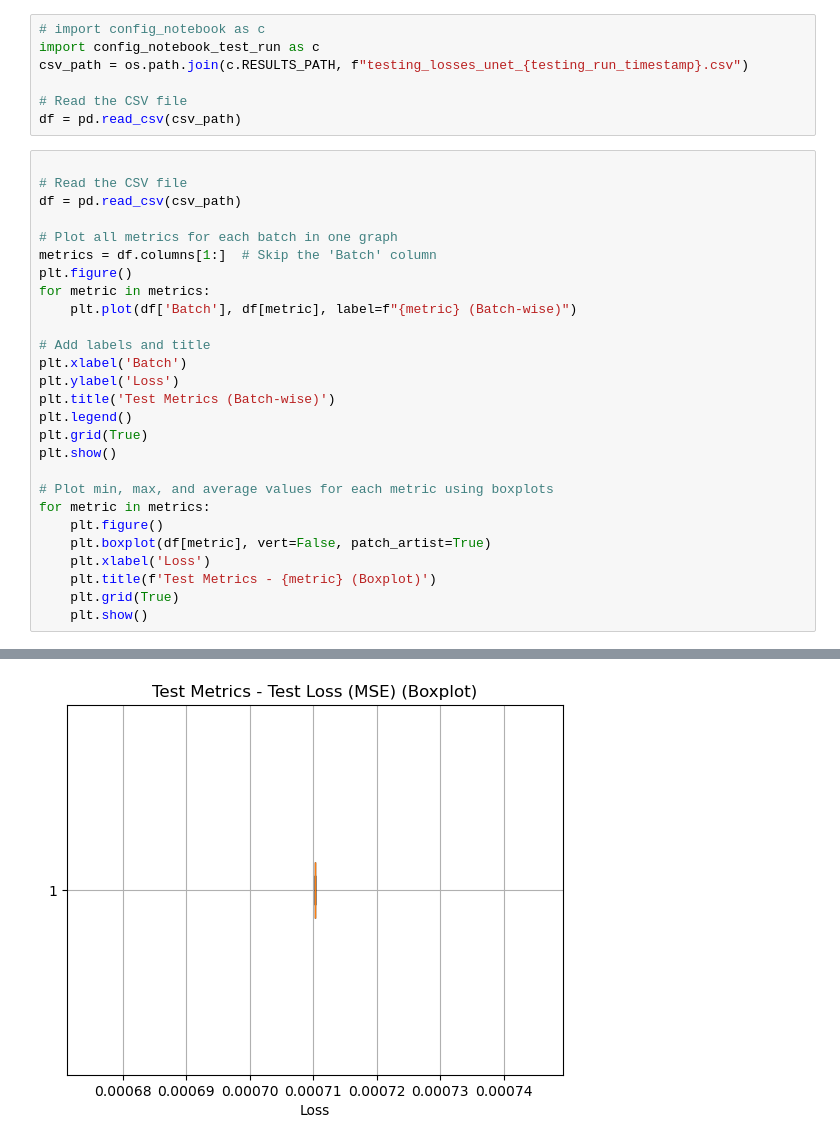
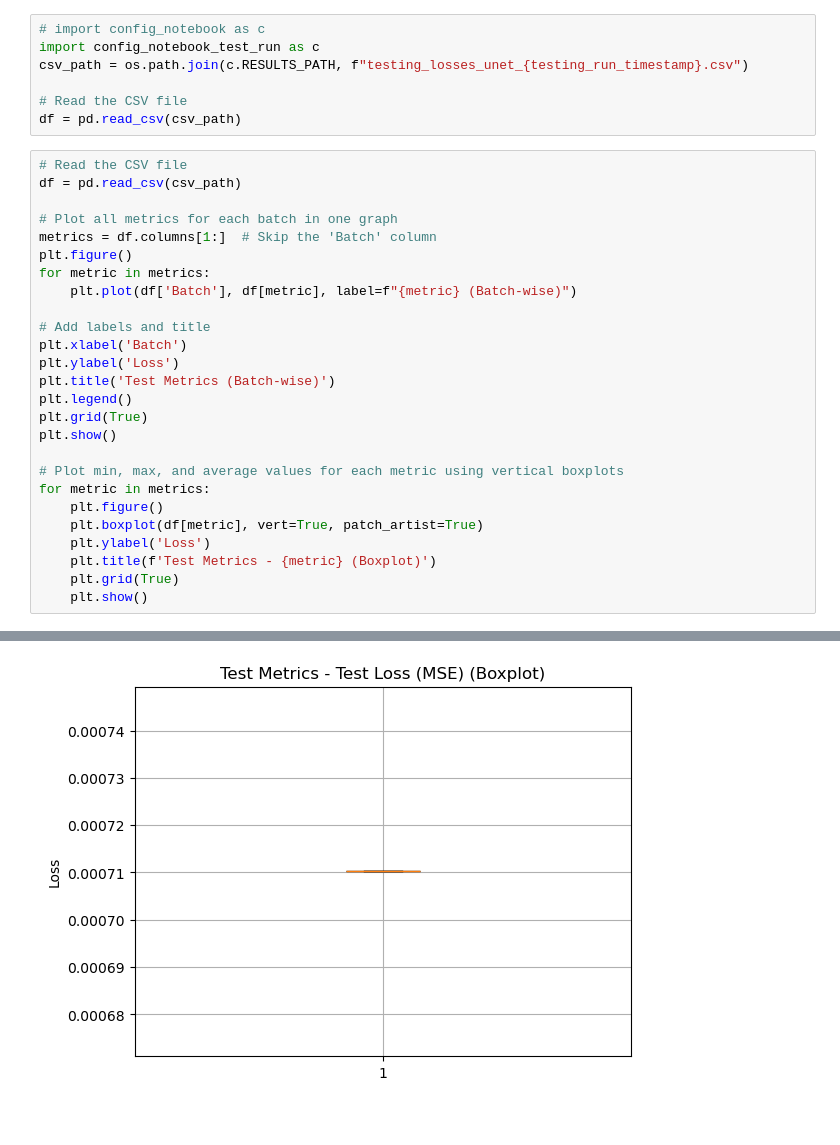
Before and after one commit to r-grun/stereo-recreation-from-anaglyphs, a Jupyter notebook: image_colorization/test_model.ipynb, the cells around one changed output, grey strips where cells are left out. Cells and saved outputs as stored; diff of their text form; blank space fills up the shorter version.

Commit message:
Rotate boxplots

```diff
--- a/image_colorization/test_model.ipynb
+++ b/image_colorization/test_model.ipynb
@@ -107,32 +107,31 @@ csv_path = os.path.join(c.RESULTS_PATH, f"testing_losses_unet_{testing_run_times
 # Read the CSV file
 df = pd.read_csv(csv_path)
 # %%
-
 # Read the CSV file
 df = pd.read_csv(csv_path)
 
 # Plot all metrics for each batch in one graph
 metrics = df.columns[1:]  # Skip the 'Batch' column
 plt.figure()
 for metric in metrics:
     plt.plot(df['Batch'], df[metric], label=f"{metric} (Batch-wise)")
 
 # Add labels and title
 plt.xlabel('Batch')
 plt.ylabel('Loss')
 plt.title('Test Metrics (Batch-wise)')
 plt.legend()
 plt.grid(True)
 plt.show()
 
-# Plot min, max, and average values for each metric using boxplots
+# Plot min, max, and average values for each metric using vertical boxplots
 for metric in metrics:
     plt.figure()
-    plt.boxplot(df[metric], vert=False, patch_artist=True)
-    plt.xlabel('Loss')
+    plt.boxplot(df[metric], vert=True, patch_artist=True)
+    plt.ylabel('Loss')
     plt.title(f'Test Metrics - {metric} (Boxplot)')
     plt.grid(True)
     plt.show()
 # %% [output]
 [figure]
-[figure, old version]
+[figure, new version]
```
Also changed, not shown: parts of 1 cell of this notebook.
